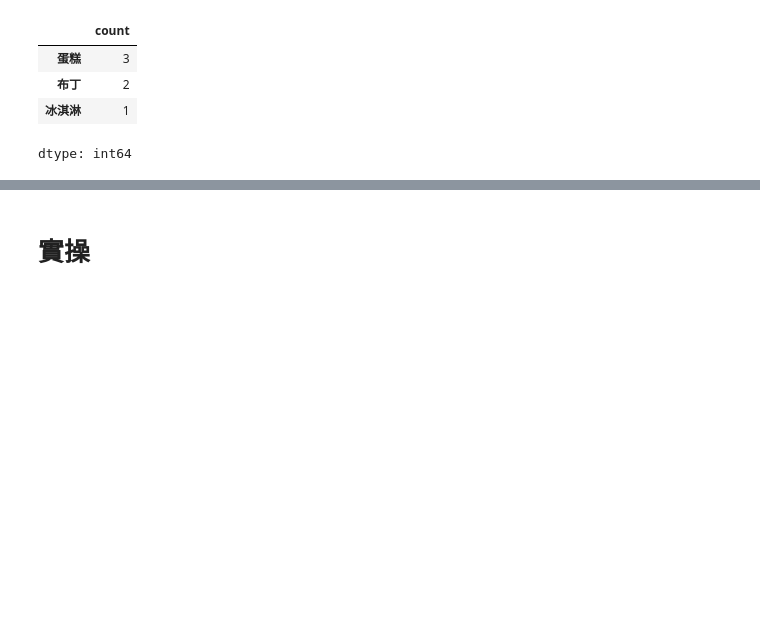
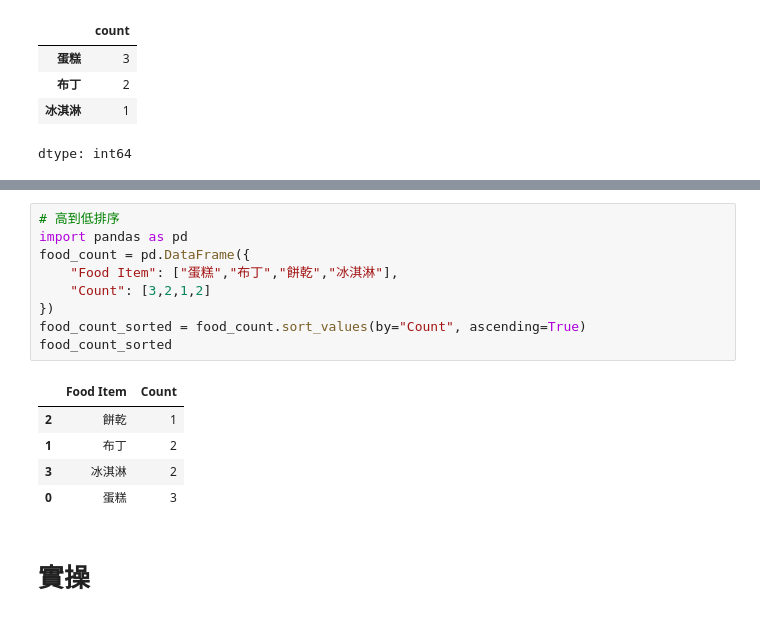
Before and after one commit to Huwalli/PLta, a Jupyter notebook: 資料視覺化.ipynb, the cells around one changed output, grey strips where cells are left out. Saved outputs shown, nothing was run; the diff lists cells and outputs as text; blank space fills up the shorter version.

```diff
--- a/資料視覺化.ipynb
+++ b/資料視覺化.ipynb
@@ -85,3 +100,18 @@ dtype: int64
+# %%
+# 高到低排序
+import pandas as pd
+food_count = pd.DataFrame({
+    "Food Item": ["蛋糕","布丁","餅乾","冰淇淋"],
+    "Count": [3,2,1,2]
+})
+food_count_sorted = food_count.sort_values(by="Count", ascending=True)
+food_count_sorted
+# %% [output]
+|  | Food Item | Count |
+| 2 | 餅乾 | 1 |
+| 1 | 布丁 | 2 |
+| 3 | 冰淇淋 | 2 |
+| 0 | 蛋糕 | 3 |
 # %% [markdown]
 # 實操
 # %% [markdown]
```
Also changed, not shown: parts of 2 cells of this notebook.
